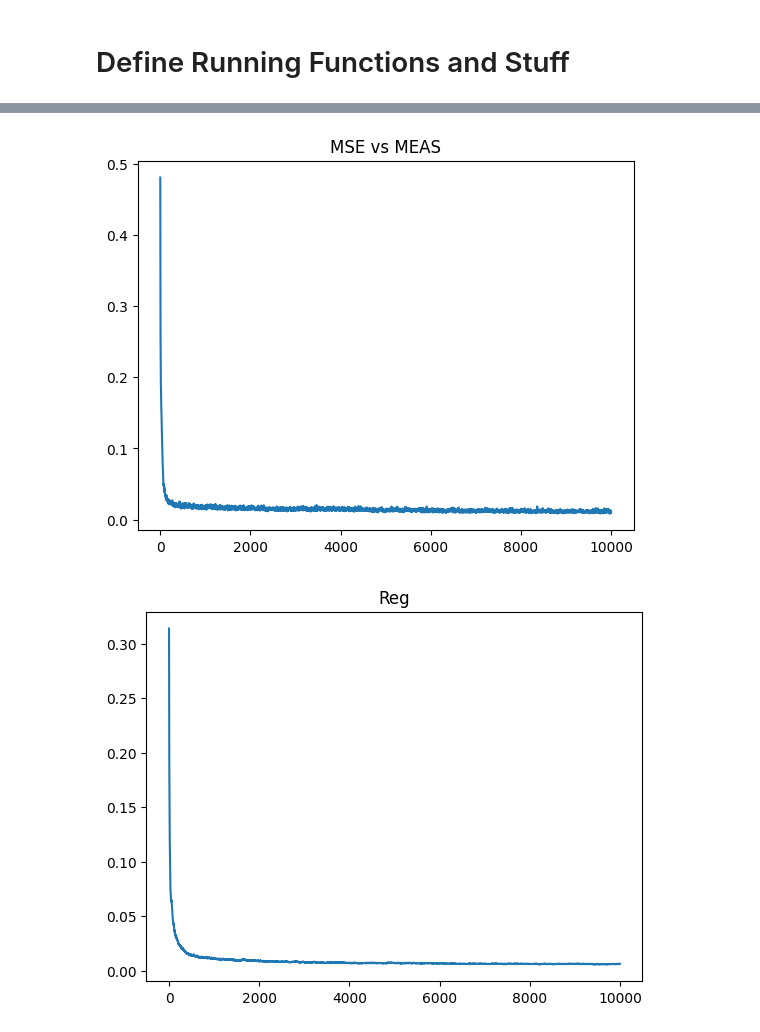
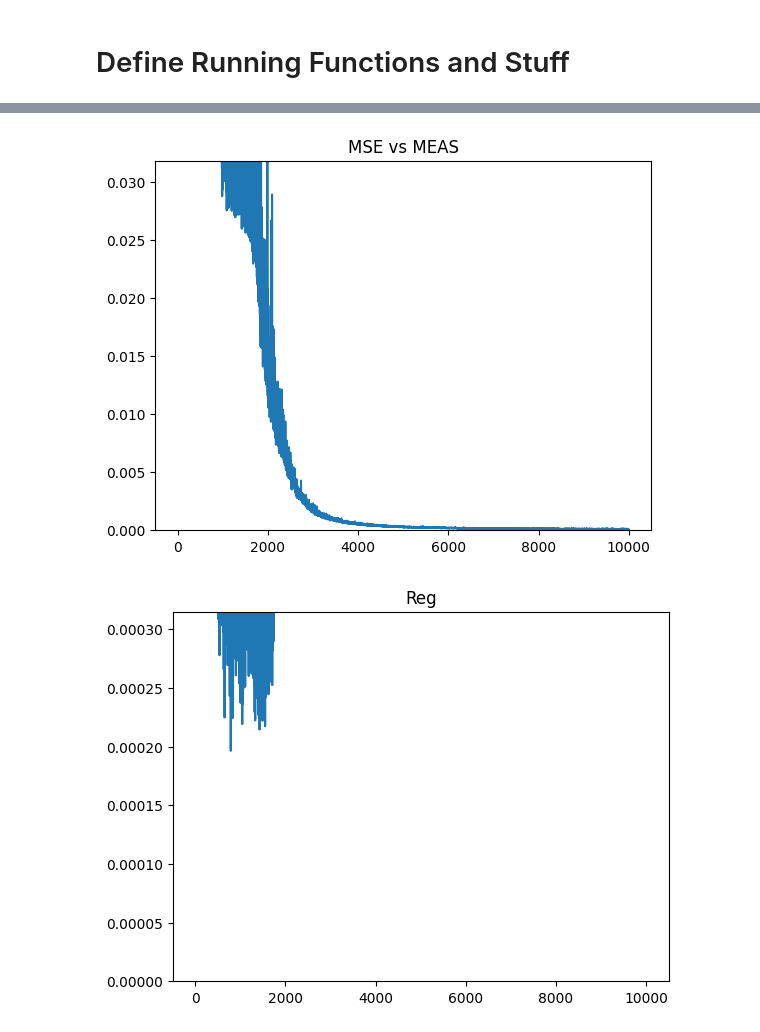
Before and after one commit to VarunGorti/CurveFitting-DIP, a Jupyter notebook: SGLD_Testing-Copy2.ipynb, the cells around one changed output, grey strips where cells are left out. Drawn from its saved outputs; the diff is of its cells as text; code cells hidden in the pictures.

```diff
--- a/SGLD_Testing-Copy2.ipynb
+++ b/SGLD_Testing-Copy2.ipynb
@@ -217,24 +243,34 @@ TOTAL PARAMS:  24192
 # %% [markdown]
 # Define Running Functions and Stuff
 # %%
-LR = 1e-3
+LR = 2e-4
 NUM_ITER = 10000
 
-REG_HYPERPARAM = 1.0
+REG_HYPERPARAM = 0.1
 REG_TYPE = "smoothing"
 REG_TARGET = None #this is only sety if we are using centered_wd regularisation
+REG_ORDER = 2
+REG_NORM = 1
 
 # REG_HYPERPARAM = 1e-2
 # REG_TYPE = "wd"
 # REG_TARGET = None #this is only sety if we are using centered_wd regularisation
+# REG_ORDER = None
+# REG_NORM = None
+
+# REG_HYPERPARAM = 1e-5
+# REG_TYPE = "centered_wd"
+# REG_TARGET = None #this is only sety if we are using centered_wd regularisation
+# REG_ORDER = None
+# REG_NORM = None
 
 REDUCTION = "mean"
 # %%
-# START_NOISE_LEVEL = 1
-# END_NOISE_LEVEL = 0.001
-# NOISE_DECAY_FACTOR = (END_NOISE_LEVEL / START_NOISE_LEVEL)**(1 / NUM_ITER)
+START_NOISE_LEVEL = 1
+END_NOISE_LEVEL = 0.001
+NOISE_DECAY_FACTOR = (END_NOISE_LEVEL / START_NOISE_LEVEL)**(1 / NUM_ITER)
 
-# print("Noise decay factor: ", NOISE_DECAY_FACTOR)
+print("Noise decay factor: ", NOISE_DECAY_FACTOR)
 
-START_NOISE_LEVEL = None
-NOISE_DECAY_FACTOR = None
+# START_NOISE_LEVEL = None
+# NOISE_DECAY_FACTOR = None
@@ -245,7 +283,7 @@ NOISE_DECAY_FACTOR = None
 
 SGLD = True
 BURN_IN_ITER = 5000
-SAVE_OUTPUT_EVERY = 50
+SAVE_OUTPUT_EVERY = 100
 # %%
 import Fitting
 
@@ -259,6 +297,8 @@ dip_args = {"y": y,
             "reg_type": REG_TYPE,
             "reg_lambda": REG_HYPERPARAM,
             "reg_target": REG_TARGET,
+            "reg_order": REG_ORDER,
+            "reg_norm": REG_NORM,
             "reduction": REDUCTION,
             "kept_inds": kept_inds,
             "input_noise_start": START_NOISE_LEVEL,
@@ -279,18 +319,23 @@ Final Mean MSE:  0.0003273214679211378
 # %%
+MAX_IDX = 1000
+
 plt.figure()
 plt.plot(dip_results.mse_list_gt)
 plt.title("MSE vs GT")
+plt.ylim(0, dip_results.mse_list_gt[MAX_IDX])
 plt.show()
 
 plt.figure()
 plt.plot(dip_results.mse_list_meas)
 plt.title("MSE vs MEAS")
+plt.ylim(0, dip_results.mse_list_meas[MAX_IDX])
 plt.show()
 
 if hasattr(dip_results, "reg_list"):
     plt.figure()
     plt.plot(dip_results.reg_list)
     plt.title("Reg")
+    plt.ylim(0, dip_results.reg_list[MAX_IDX])
     plt.show()
 
 plt.figure()
@@ -307,2 +352,2 @@ plt.show()
-[figure, old version]
+[figure, new version]
-[figure, old version]
+[figure, new version]
```
Also changed, not shown: parts of 22 cells of this notebook, 5 other files.
